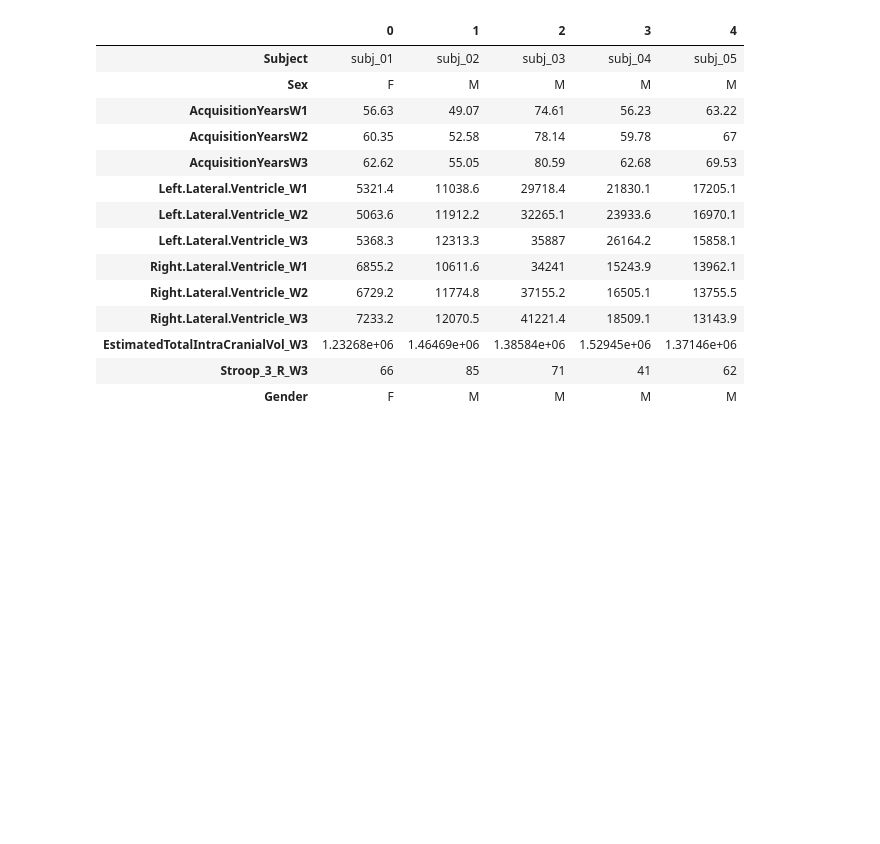
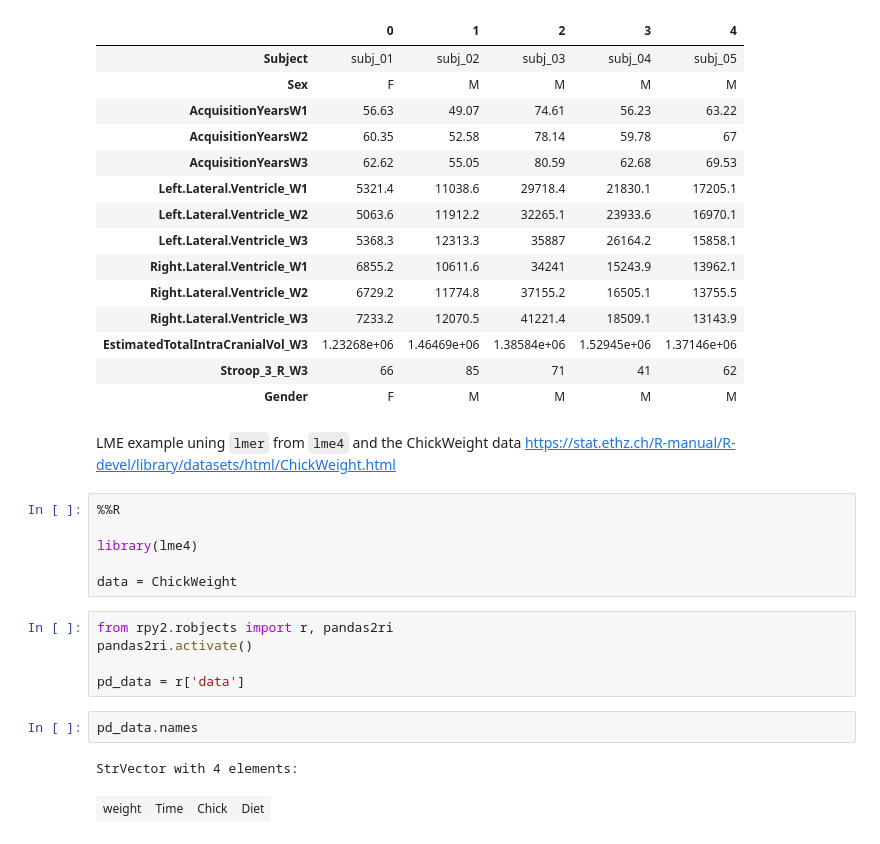
Before and after one commit to arvidl/lvv-ri, a Jupyter notebook: notebooks/0.0-test.ipynb, the cells around one changed output. Cells and saved outputs as stored; diff of their text form; blank space fills up the shorter version.

```diff
--- a/notebooks/0.0-test.ipynb
+++ b/notebooks/0.0-test.ipynb
@@ -485,3 +486,21 @@ pd_data.head().T
 | EstimatedTotalIntraCranialVol_W3 | 1.23268e+06 | 1.46469e+06 | 1.38584e+06 | 1.52945e+06 | 1.37146e+06 |
 | Stroop_3_R_W3 | 66 | 85 | 71 | 41 | 62 |
 | Gender | F | M | M | M | M |
+# %% [markdown]
+LME example uning `lmer` from `lme4` and the ChickWeight data https://stat.ethz.ch/R-manual/R-devel/library/datasets/html/ChickWeight.html
+# %%
+%%R
+
+library(lme4)
+
+data = ChickWeight
+# %%
+from rpy2.robjects import r, pandas2ri
+pandas2ri.activate()
+
+pd_data = r['data']
+# %%
+pd_data.names
+# %% [output]
+StrVector with 4 elements:
+| weight | Time | Chick | Diet |
```
Also changed, not shown: parts of 14 cells of this notebook, 1 other file.
